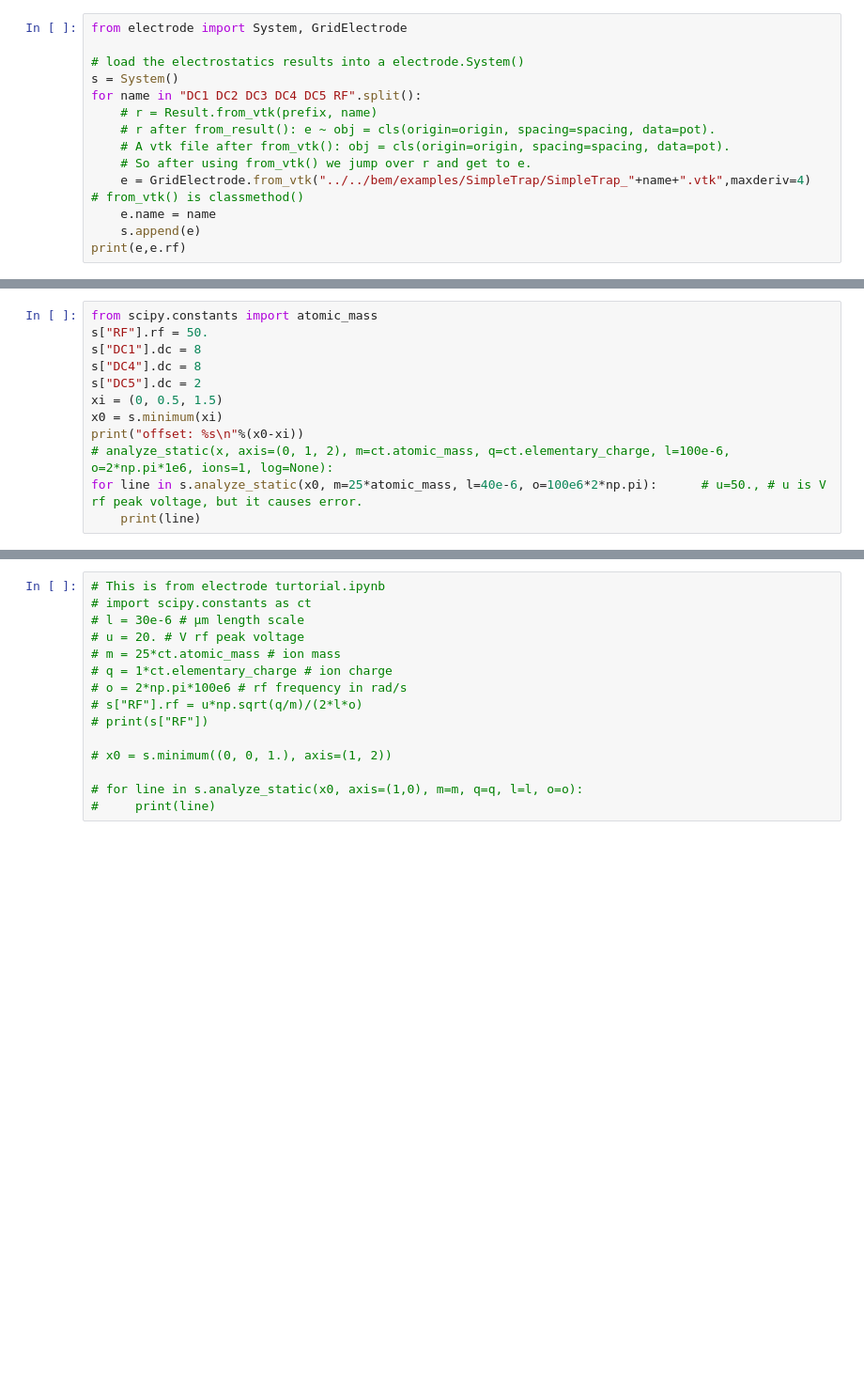
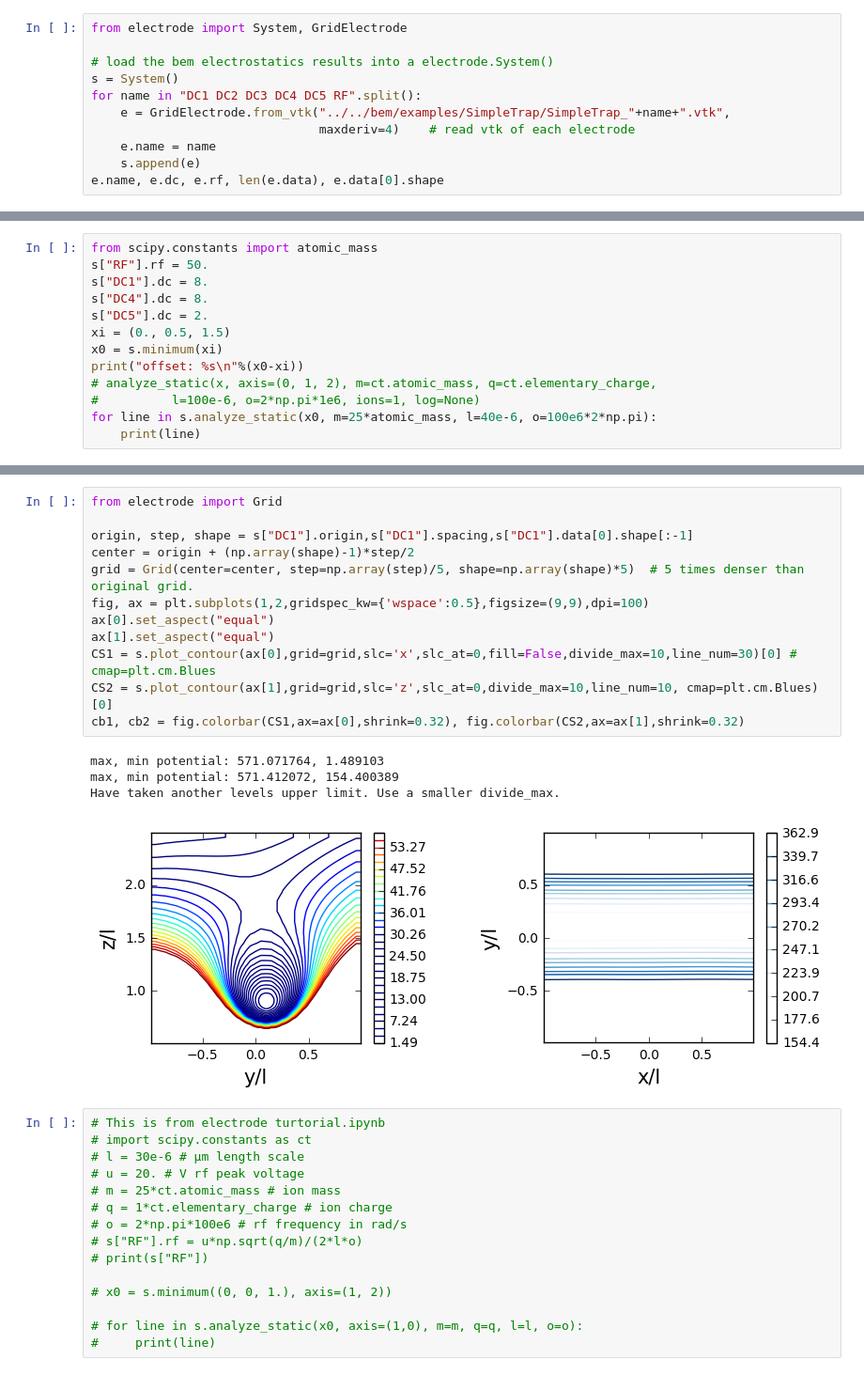
Before and after one commit to wwcphy/electrode, a Jupyter notebook: examples/ResultProcess.ipynb, the cells around one changed output, grey strips where cells are left out. Shown at 94% size. Drawn from its saved outputs; the diff is of its cells as text; blank space fills up the shorter version.

Commit message:
new contour plot function in System() to plot total potential (2D slice)

```diff
--- a/examples/ResultProcess.ipynb
+++ b/examples/ResultProcess.ipynb
@@ -17,15 +14,12 @@ sys.path.append('../../bem/')    # add path of package "bem" to search list.
 # %%
 from electrode import System, GridElectrode
 
-# load the electrostatics results into a electrode.System()
+# load the bem electrostatics results into a electrode.System()
 s = System()
 for name in "DC1 DC2 DC3 DC4 DC5 RF".split():
-    # r = Result.from_vtk(prefix, name)
-    # r after from_result(): e ~ obj = cls(origin=origin, spacing=spacing, data=pot).
-    # A vtk file after from_vtk(): obj = cls(origin=origin, spacing=spacing, data=pot).
-    # So after using from_vtk() we jump over r and get to e.
-    e = GridElectrode.from_vtk("../../bem/examples/SimpleTrap/SimpleTrap_"+name+".vtk",maxderiv=4)    # from_vtk() is classmethod()
+    e = GridElectrode.from_vtk("../../bem/examples/SimpleTrap/SimpleTrap_"+name+".vtk",
+                               maxderiv=4)    # read vtk of each electrode
     e.name = name
     s.append(e)
-print(e,e.rf)
+e.name, e.dc, e.rf, len(e.data), e.data[0].shape
 # %% [output]
@@ -33,13 +27,14 @@ print(e,e.rf)
 # %%
 from scipy.constants import atomic_mass
 s["RF"].rf = 50.
-s["DC1"].dc = 8
-s["DC4"].dc = 8
-s["DC5"].dc = 2
-xi = (0, 0.5, 1.5)
+s["DC1"].dc = 8.
+s["DC4"].dc = 8.
+s["DC5"].dc = 2.
+xi = (0., 0.5, 1.5)
 x0 = s.minimum(xi)
 print("offset: %s\n"%(x0-xi))
-# analyze_static(x, axis=(0, 1, 2), m=ct.atomic_mass, q=ct.elementary_charge, l=100e-6, o=2*np.pi*1e6, ions=1, log=None):
-for line in s.analyze_static(x0, m=25*atomic_mass, l=40e-6, o=100e6*2*np.pi):      # u=50., # u is V rf peak voltage, but it causes error.
+# analyze_static(x, axis=(0, 1, 2), m=ct.atomic_mass, q=ct.elementary_charge,
+#          l=100e-6, o=2*np.pi*1e6, ions=1, log=None)
+for line in s.analyze_static(x0, m=25*atomic_mass, l=40e-6, o=100e6*2*np.pi):
     print(line)
 # %% [output]
@@ -50,3 +58,20 @@ ValueError: failed, 0, Warning: Desired error not necessarily achieved due to pr
+# %%
+from electrode import Grid
+
+origin, step, shape = s["DC1"].origin,s["DC1"].spacing,s["DC1"].data[0].shape[:-1]
+center = origin + (np.array(shape)-1)*step/2
+grid = Grid(center=center, step=np.array(step)/5, shape=np.array(shape)*5)  # 5 times denser than original grid.
+fig, ax = plt.subplots(1,2,gridspec_kw={'wspace':0.5},figsize=(9,9),dpi=100)
+ax[0].set_aspect("equal")
+ax[1].set_aspect("equal")
+CS1 = s.plot_contour(ax[0],grid=grid,slc='x',slc_at=0,fill=False,divide_max=10,line_num=30)[0] # cmap=plt.cm.Blues
+CS2 = s.plot_contour(ax[1],grid=grid,slc='z',slc_at=0,divide_max=10,line_num=10, cmap=plt.cm.Blues)[0]
+cb1, cb2 = fig.colorbar(CS1,ax=ax[0],shrink=0.32), fig.colorbar(CS2,ax=ax[1],shrink=0.32)
+# %% [output]
+max, min potential: 571.071764, 1.489103
+max, min potential: 571.412072, 154.400389
+Have taken another levels upper limit. Use a smaller divide_max.
+[figure, added]
 # %%
 # This is from electrode turtorial.ipynb
 # import scipy.constants as ct
```
Also changed, not shown: parts of 3 cells of this notebook, 1 other file.
